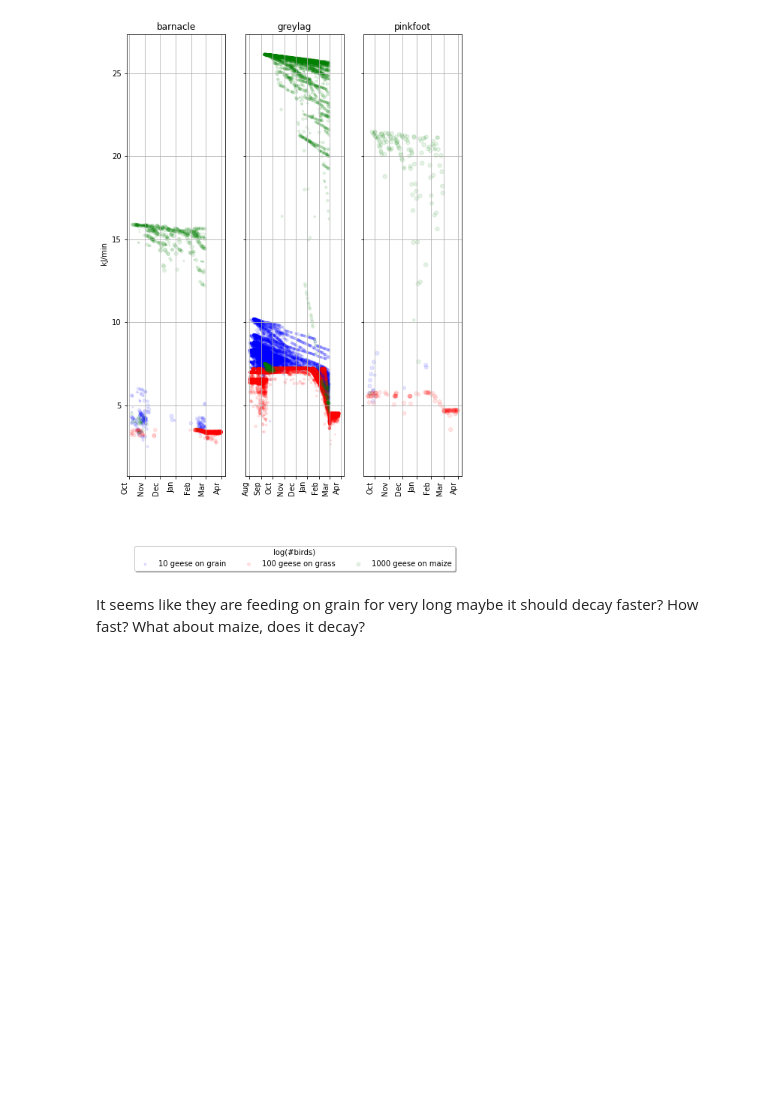
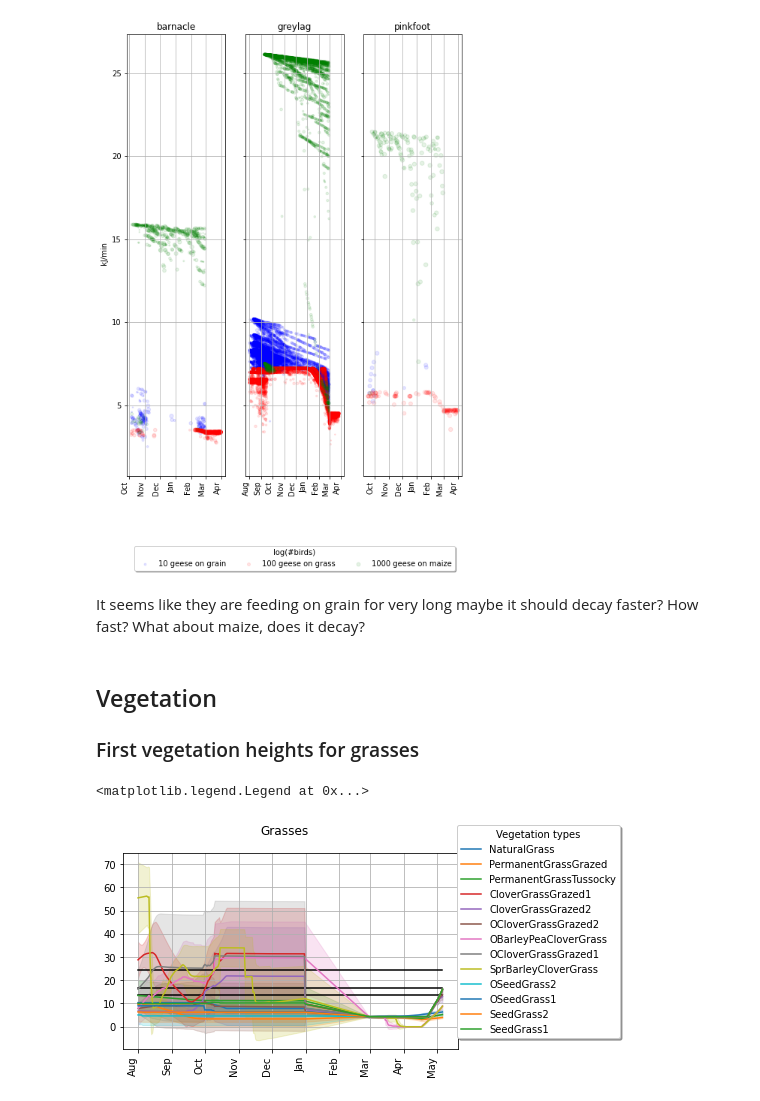
Before and after one commit to andrey-chu/almass_python_testing_mirror, a Jupyter notebook: Goose_test_notebook.ipynb, the cells around one changed output. Drawn from its saved outputs; the diff is of its cells as text; code cells hidden in the pictures; blank space fills up the shorter version.

Commit message:
working on vegetation report

```diff
--- a/Goose_test_notebook.ipynb
+++ b/Goose_test_notebook.ipynb
@@ -399,3 +399,48 @@ for i in range(3):
 [figure]
 # %% [markdown]
 It seems like they are feeding on grain for very long maybe it should decay faster? How fast? What about maize, does it decay?
+# %% [markdown]
+## Vegetation
+### First vegetation heights for grasses
+# %%
+#### vegetation heights graphs
+barnacle_max = 13.4626
+pinkfoot_max = 16.6134
+greylag_max = 24.3769
+
+veg_types = forage_data['veg_type_chr'].unique()
+regexp = re.compile(".*[gG]rass.*") # everything that contains grass
+grass_types = list(filter(regexp.match, veg_types))
+# let us filter grasses
+forage_data_grass = forage_data[forage_data['veg_type_chr'].isin(grass_types)]
+grass_1=forage_data_grass.groupby(['veg_type_chr', 'daydate']).agg(veg_mean=('veg_height', np.mean), veg_std=('veg_height',np.std))
+grass_1['veg_up']=grass_1['veg_mean']+grass_1['veg_std']
+grass_1['veg_down']=grass_1['veg_mean']-grass_1['veg_std']
+# %%
+fig5, ax5 = plt.subplots()
+
+months = mdates.MonthLocator()
+myFmt = mdates.DateFormatter('%b')
+# plt.sca()
+fig5.autofmt_xdate(rotation='vertical')
+ax5.xaxis.set_major_formatter(myFmt)
+
+ax5.grid()
+p1=[None]*len(grass_types)
+
+ax5.xaxis.set_minor_locator(months)
+ax5.xaxis_date()
+p=[None]*len(grass_types)
+ax5.plot(grass_1.loc[(grass_types[1],)].index,barnacle_max*np.ones(len(grass_1.loc[(grass_types[1],)].index)), color='black')
+ax5.plot(grass_1.loc[(grass_types[1],)].index,pinkfoot_max*np.ones(len(grass_1.loc[(grass_types[1],)].index)), color='black')
+ax5.plot(grass_1.loc[(grass_types[1],)].index,greylag_max*np.ones(len(grass_1.loc[(grass_types[1],)].index)), color='black')
+for i in range(len(grass_types)):
+
+    p[i],=ax5.plot(grass_1.loc[(grass_types[i],)].index, grass_1.loc[(grass_types[i],)]['veg_mean'])
+    p1[i]=ax5.fill_between(grass_1.loc[(grass_types[i],)].index, grass_1.loc[(grass_types[i],)]['veg_up'], grass_1.loc[(grass_types[i],)]['veg_down'],alpha=0.2,color=p[i]._color)
+    #
+fig5.suptitle('Grasses')
+ax5.legend(handles=p, labels=grass_types, fancybox=True, shadow=True, title='Vegetation types', loc='center right',bbox_to_anchor=(1.5, 0.60))
+# %% [output]
+<matplotlib.legend.Legend at 0x...>
+[figure, added]
```
Also changed, not shown: 1 other file.
